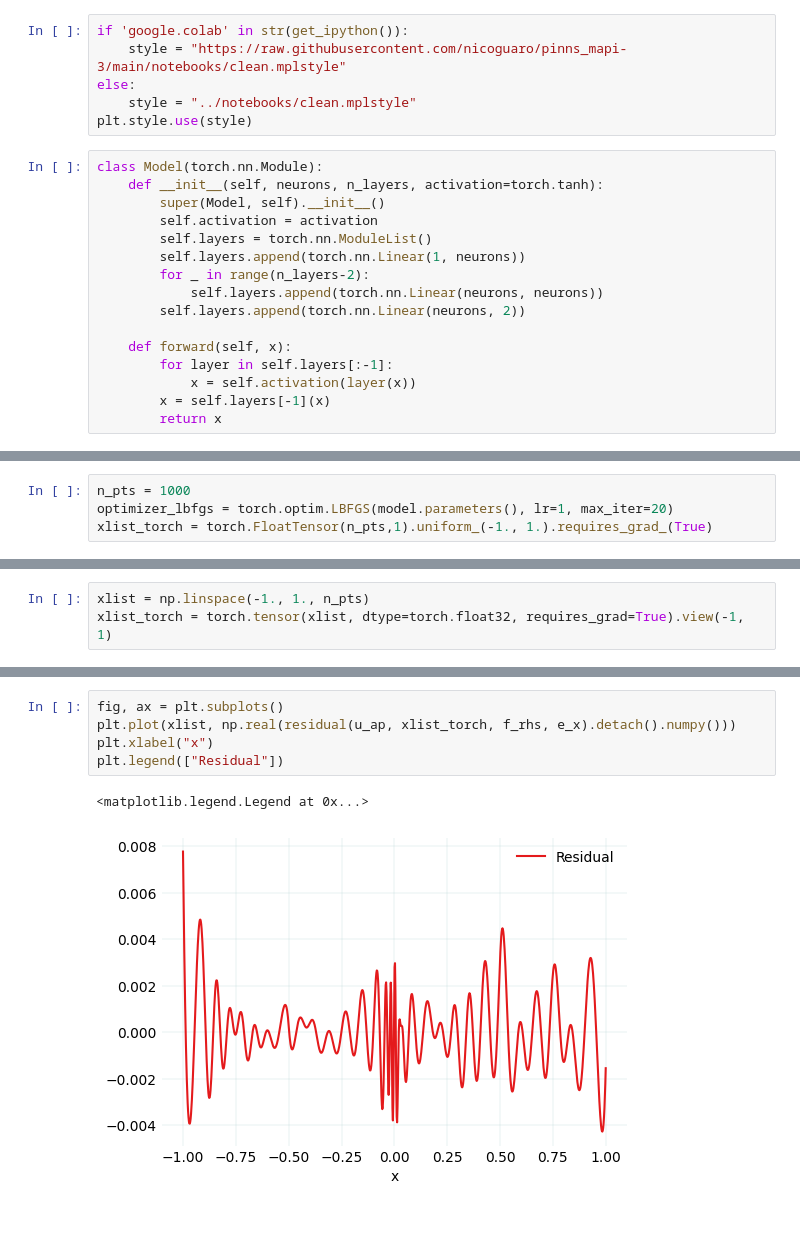
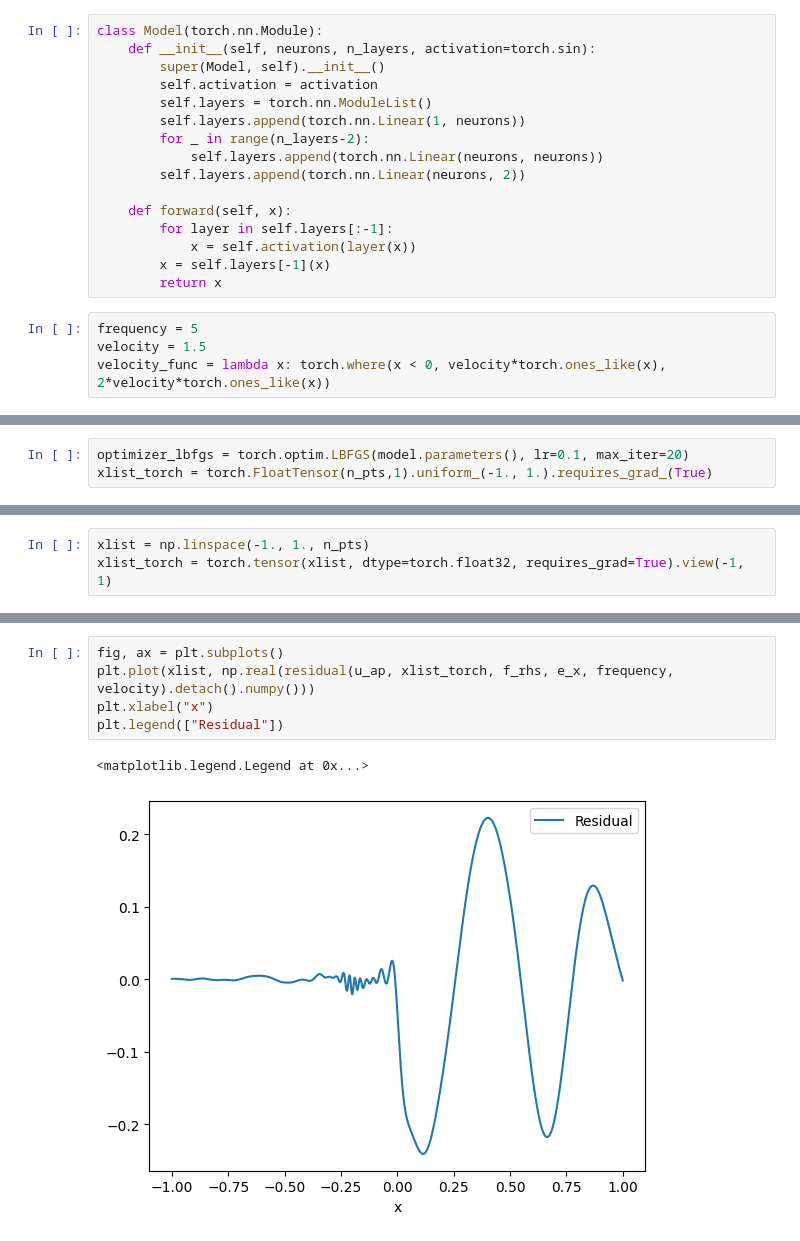
Before and after one commit to JulianSoZa/seismic_wave_propagation, a Jupyter notebook: notebooks/analysis/h_eq1d_pinnd_pml.ipynb, the cells around one changed output, grey strips where cells are left out. Saved outputs shown, nothing was run; the diff lists cells and outputs as text.

Commit message:
🖋️ Update h_eq1d_pinnd_pml.ipynb and Create h_eq1d_pinnd_pml_inverse.ipynb
Notebooks: Helmholtz Equation 1D with PINNs and PML Boundary Conditions. Direct Problem and Inverse Problem

```diff
--- a/notebooks/analysis/h_eq1d_pinnd_pml.ipynb
+++ b/notebooks/analysis/h_eq1d_pinnd_pml.ipynb
@@ -18,15 +11,9 @@ import numpy as np
 import matplotlib.pyplot as plt
 import torch
 from torch.autograd import grad
-# %%
-if 'google.colab' in str(get_ipython()):
-    style = "https://raw.githubusercontent.com/nicoguaro/pinns_mapi-3/main/notebooks/clean.mplstyle"
-else:
-    style = "../notebooks/clean.mplstyle"
-plt.style.use(style)
 # %%
 class Model(torch.nn.Module):
-    def __init__(self, neurons, n_layers, activation=torch.tanh):
+    def __init__(self, neurons, n_layers, activation=torch.sin):
         super(Model, self).__init__()
         self.activation = activation
         self.layers = torch.nn.ModuleList()
@@ -40,4 +27,8 @@ class Model(torch.nn.Module):
             x = self.activation(layer(x))
         x = self.layers[-1](x)
         return x
+# %%
+frequency = 5
+velocity = 1.5
+velocity_func = lambda x: torch.where(x < 0, velocity*torch.ones_like(x), 2*velocity*torch.ones_like(x))
 # %%
@@ -168,5 +157,4 @@ Epoch 2400, LR: 0.00010955, Loss: 0.0394
 # %%
-n_pts = 1000
-optimizer_lbfgs = torch.optim.LBFGS(model.parameters(), lr=1, max_iter=20)
+optimizer_lbfgs = torch.optim.LBFGS(model.parameters(), lr=0.1, max_iter=20)
 xlist_torch = torch.FloatTensor(n_pts,1).uniform_(-1., 1.).requires_grad_(True)
 # %%
@@ -201,11 +196,11 @@ plt.legend(['Función de pérdida'])
 # %%
 fig, ax = plt.subplots()
-plt.plot(xlist, np.real(residual(u_ap, xlist_torch, f_rhs, e_x).detach().numpy()))
+plt.plot(xlist, np.real(residual(u_ap, xlist_torch, f_rhs, e_x, frequency, velocity).detach().numpy()))
 plt.xlabel("x")
 plt.legend(["Residual"])
 # %% [output]
 <matplotlib.legend.Legend at 0x...>
-[figure, old version]
+[figure, new version]
 # %%
 plt.figure()
 plt.plot(xlist, np.abs(1/e_x(xlist_torch, freq=5).detach().numpy()))
```
Also changed, not shown: parts of 14 cells of this notebook, 1 other file.
